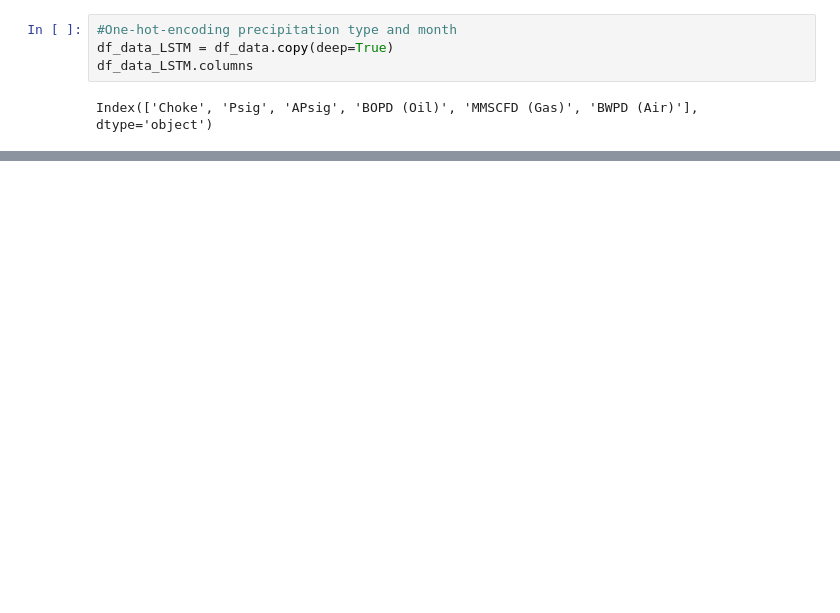
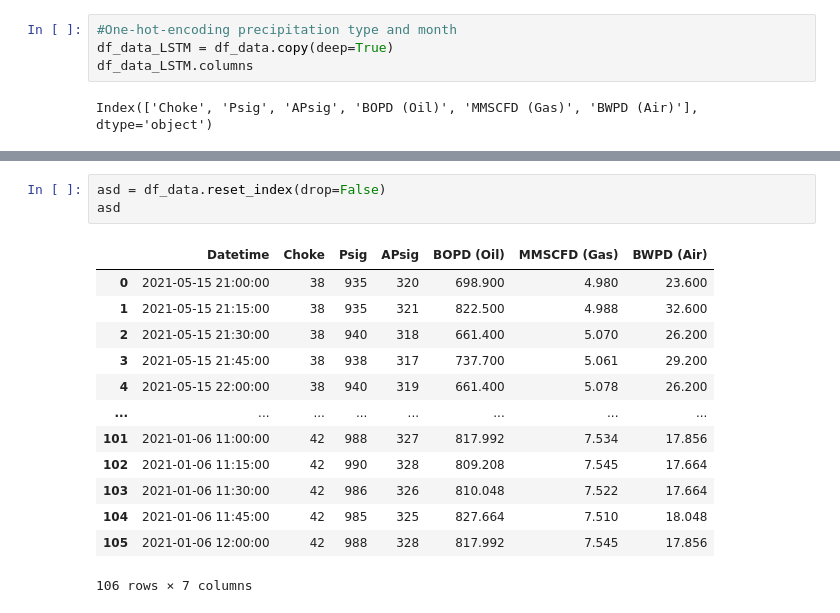
Before and after one commit to Dzyfhuba/lstm-prototype, a Jupyter notebook: test2.ipynb, the cells around one changed output, grey strips where cells are left out. Cells and saved outputs as stored; diff of their text form; blank space fills up the shorter version.

```diff
--- a/test2.ipynb
+++ b/test2.ipynb
@@ -80,0 +244,17 @@ TypeError: float() argument must be a string or a real number, not 'datetime.dat
+# %%
+asd = df_data.reset_index(drop=False)
+asd
+# %% [output]
+|  | Datetime | Choke | Psig | APsig | BOPD (Oil) | MMSCFD (Gas) | BWPD (Air) |
+| 0 | 2021-05-15 21:00:00 | 38 | 935 | 320 | 698.900 | 4.980 | 23.600 |
+| 1 | 2021-05-15 21:15:00 | 38 | 935 | 321 | 822.500 | 4.988 | 32.600 |
+| 2 | 2021-05-15 21:30:00 | 38 | 940 | 318 | 661.400 | 5.070 | 26.200 |
+| 3 | 2021-05-15 21:45:00 | 38 | 938 | 317 | 737.700 | 5.061 | 29.200 |
+| 4 | 2021-05-15 22:00:00 | 38 | 940 | 319 | 661.400 | 5.078 | 26.200 |
+| ... | ... | ... | ... | ... | ... | ... | ... |
+| 101 | 2021-01-06 11:00:00 | 42 | 988 | 327 | 817.992 | 7.534 | 17.856 |
+| 102 | 2021-01-06 11:15:00 | 42 | 990 | 328 | 809.208 | 7.545 | 17.664 |
+| 103 | 2021-01-06 11:30:00 | 42 | 986 | 326 | 810.048 | 7.522 | 17.664 |
+| 104 | 2021-01-06 11:45:00 | 42 | 985 | 325 | 827.664 | 7.510 | 18.048 |
+| 105 | 2021-01-06 12:00:00 | 42 | 988 | 328 | 817.992 | 7.545 | 17.856 |
+106 rows × 7 columns
```
Also changed, not shown: parts of 17 cells of this notebook, 5 other files.
